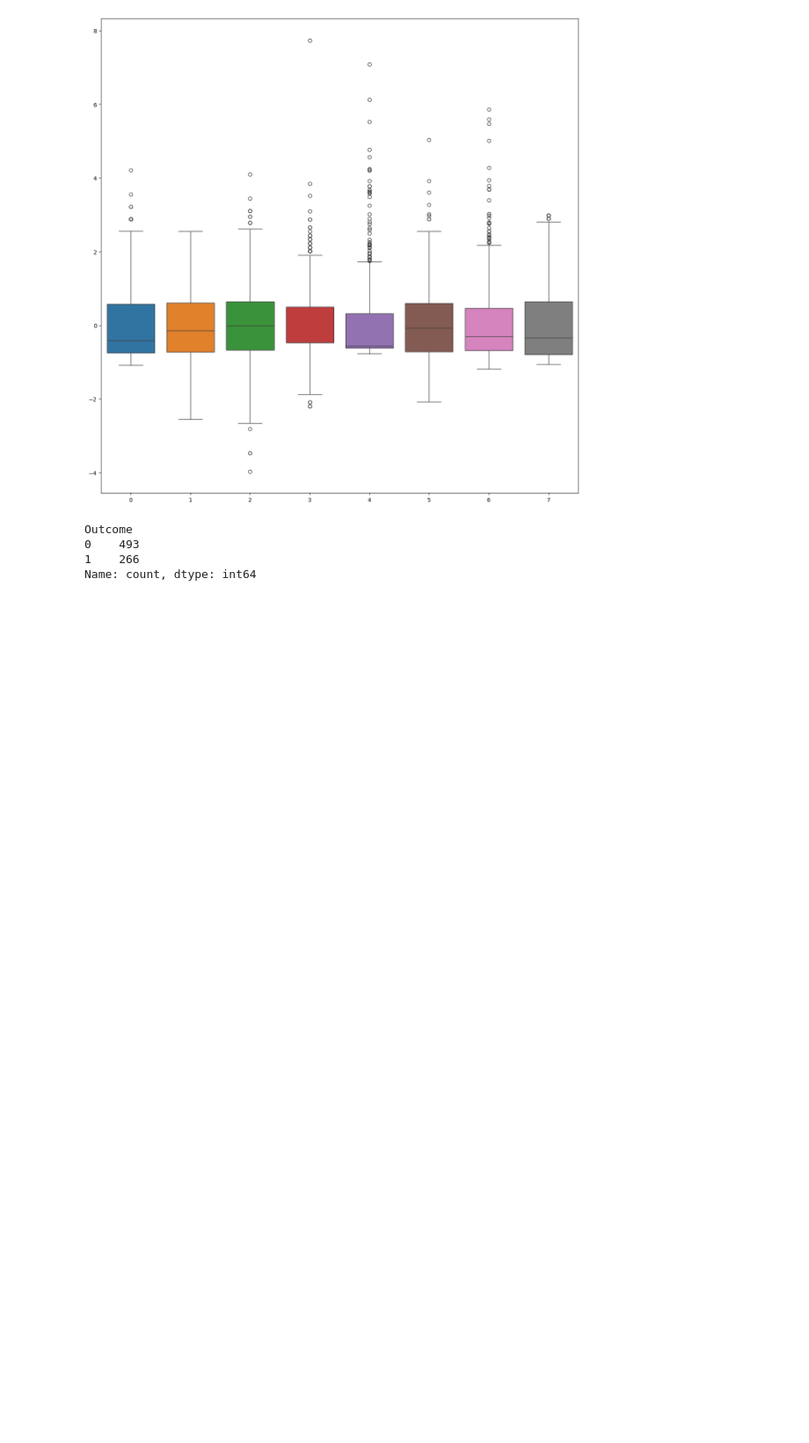
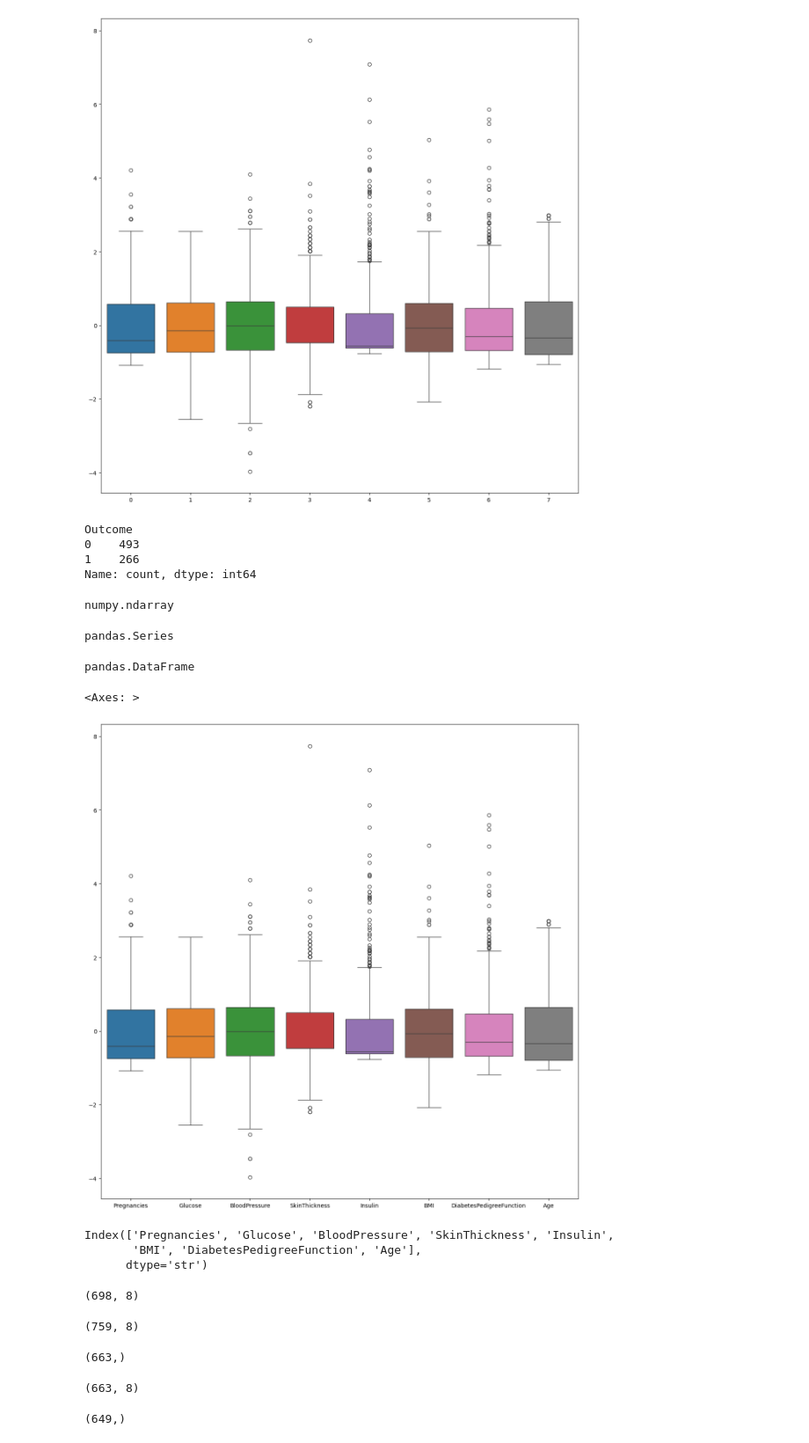
Before and after one commit to Priyabrata111/Predictive_Diabetes_Analysis, a Jupyter notebook: predictive_analysis_diabetes.ipynb, the cells around one changed output. Shown at 88% size. Drawn from its saved outputs; the diff is of its cells as text; code cells hidden in the pictures; blank space fills up the shorter version.

```diff
--- a/predictive_analysis_diabetes.ipynb
+++ b/predictive_analysis_diabetes.ipynb
@@ -210,3 +210,23 @@ Outcome
 0    493
 1    266
 Name: count, dtype: int64
+# %%
+type(X_outlier)
+# %% [output]
+numpy.ndarray
+# %%
+type(Y_outlier)
+# %% [output]
+pandas.Series
+# %%
+X_outlier = pd.DataFrame(X_outlier,columns = cols)
+# %%
+type(X_outlier)
+# %% [output]
+pandas.DataFrame
+# %%
+fig,ax = plt.subplots(figsize = (15,15))
+sns.boxplot(X_outlier,ax = ax)
+# %% [output]
+<Axes: >
+[figure, added]
@@ -212,0 +242,14 @@ Name: count, dtype: int64
+# %%
+cols
+# %% [output]
+Index(['Pregnancies', 'Glucose', 'BloodPressure', 'SkinThickness', 'Insulin',
+       'BMI', 'DiabetesPedigreeFunction', 'Age'],
+      dtype='str')
+# %%
+X_outlier_new.shape
+# %% [output]
+(698, 8)
+# %%
+X_outlier.shape
+# %% [output]
+(759, 8)
@@ -212,0 +265,8 @@ Name: count, dtype: int64
+# %%
+Y_outlier.shape
+# %% [output]
+(663,)
+# %%
+X_outlier_new.shape
+# %% [output]
+(663, 8)
@@ -212,0 +282,4 @@ Name: count, dtype: int64
+# %%
+Y_outlier.shape
+# %% [output]
+(649,)
```
Also changed, not shown: parts of 4 cells of this notebook.
